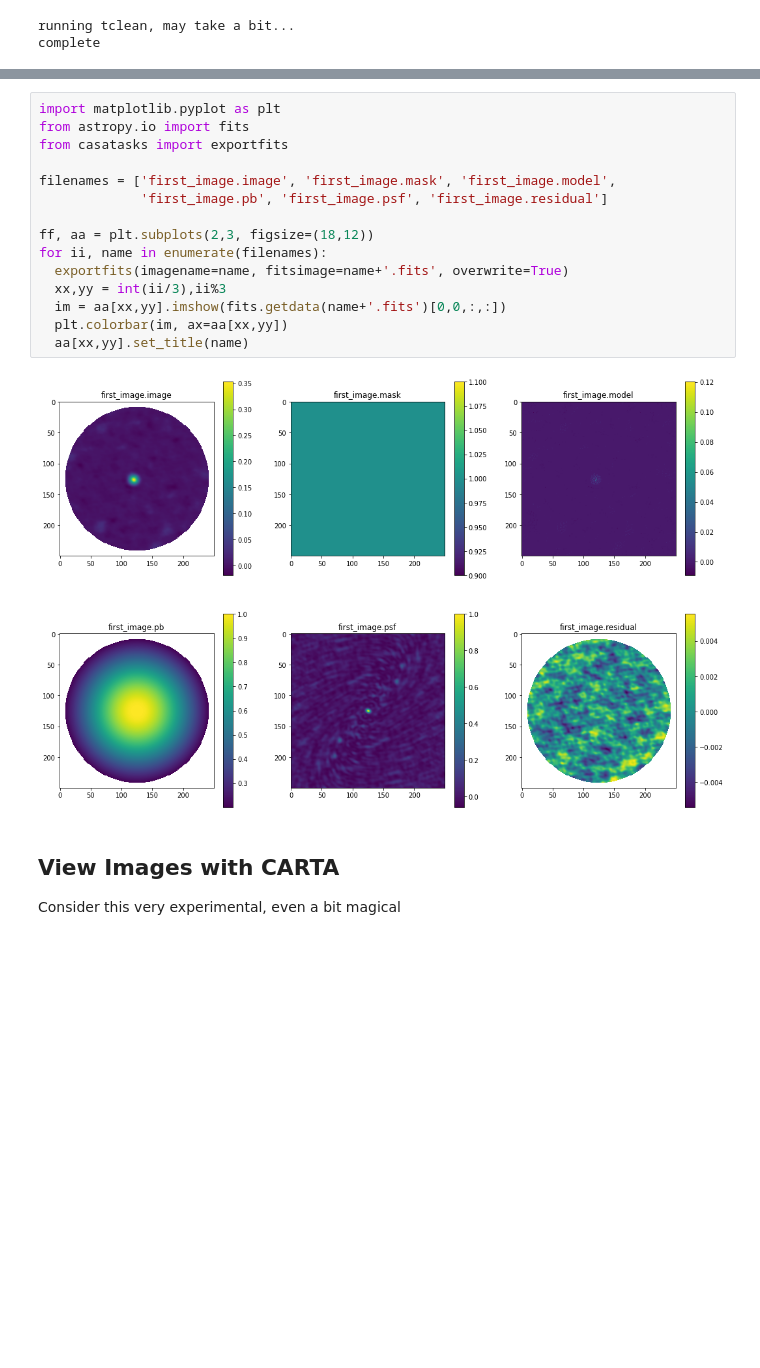
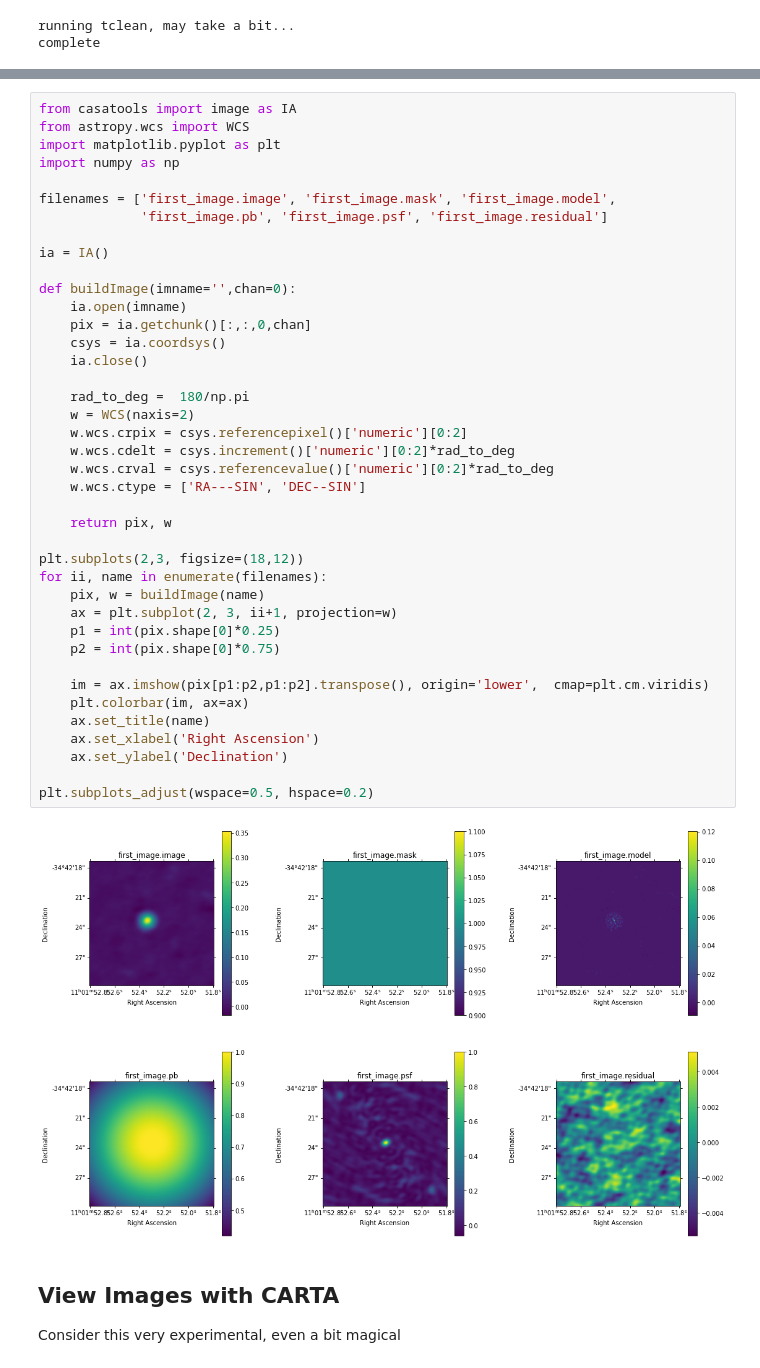
Before and after one commit to casangi/examples, a Jupyter notebook: community/casa6_1_demo.ipynb, the cells around one changed output, grey strips where cells are left out. Cells and saved outputs as stored; diff of their text form; blank space fills up the shorter version.

Commit message:
change astropy example

```diff
--- a/community/casa6_1_demo.ipynb
+++ b/community/casa6_1_demo.ipynb
@@ -115,20 +115,45 @@ complete
-# %%
-import matplotlib.pyplot as plt
-from astropy.io import fits
-from casatasks import exportfits
-
-filenames = ['first_image.image', 'first_image.mask', 'first_image.model',
-             'first_image.pb', 'first_image.psf', 'first_image.residual']
-
-ff, aa = plt.subplots(2,3, figsize=(18,12))
-for ii, name in enumerate(filenames):
-  exportfits(imagename=name, fitsimage=name+'.fits', overwrite=True)
-  xx,yy = int(ii/3),ii%3
-  im = aa[xx,yy].imshow(fits.getdata(name+'.fits')[0,0,:,:])
-  plt.colorbar(im, ax=aa[xx,yy])
-  aa[xx,yy].set_title(name)
-# %% [output]
-[figure, removed]
+# %%
+from casatools import image as IA
+from astropy.wcs import WCS
+import matplotlib.pyplot as plt
+import numpy as np
+
+filenames = ['first_image.image', 'first_image.mask', 'first_image.model',
+             'first_image.pb', 'first_image.psf', 'first_image.residual']
+
+ia = IA()
+
+def buildImage(imname='',chan=0):
+    ia.open(imname)
+    pix = ia.getchunk()[:,:,0,chan]
+    csys = ia.coordsys()
+    ia.close()
+
+    rad_to_deg =  180/np.pi
+    w = WCS(naxis=2)
+    w.wcs.crpix = csys.referencepixel()['numeric'][0:2]
+    w.wcs.cdelt = csys.increment()['numeric'][0:2]*rad_to_deg
+    w.wcs.crval = csys.referencevalue()['numeric'][0:2]*rad_to_deg
+    w.wcs.ctype = ['RA---SIN', 'DEC--SIN']
+
+    return pix, w
+
+plt.subplots(2,3, figsize=(18,12))
+for ii, name in enumerate(filenames):
+    pix, w = buildImage(name)
+    ax = plt.subplot(2, 3, ii+1, projection=w)
+    p1 = int(pix.shape[0]*0.25)
+    p2 = int(pix.shape[0]*0.75)
+
+    im = ax.imshow(pix[p1:p2,p1:p2].transpose(), origin='lower',  cmap=plt.cm.viridis)
+    plt.colorbar(im, ax=ax)
+    ax.set_title(name)
+    ax.set_xlabel('Right Ascension')
+    ax.set_ylabel('Declination')
+
+plt.subplots_adjust(wspace=0.5, hspace=0.2)
+# %% [output]
+[figure, added]
 # %% [markdown]
 ## View Images with CARTA
 Consider this very experimental, even a bit magical
```
Also changed, not shown: parts of 4 cells of this notebook.
